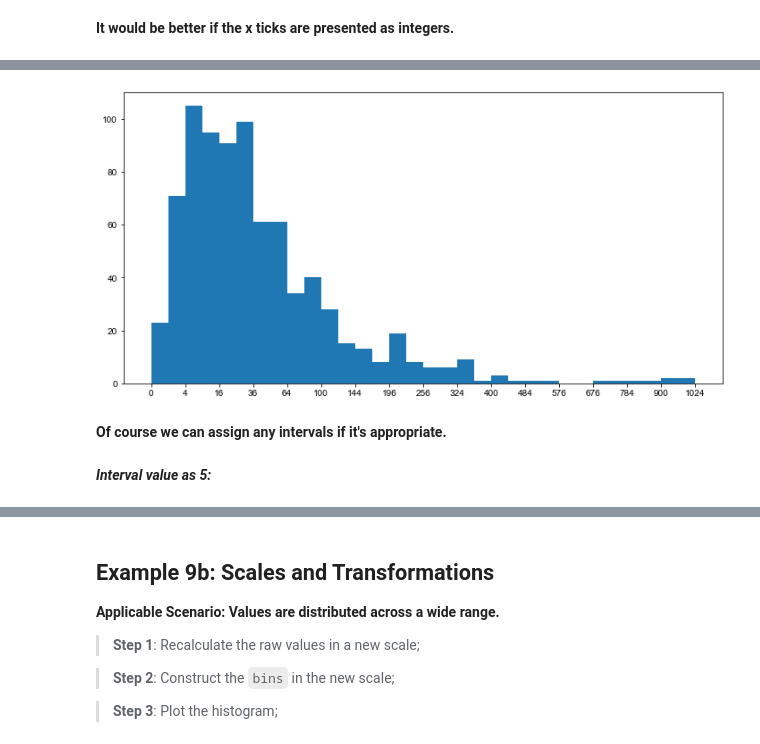
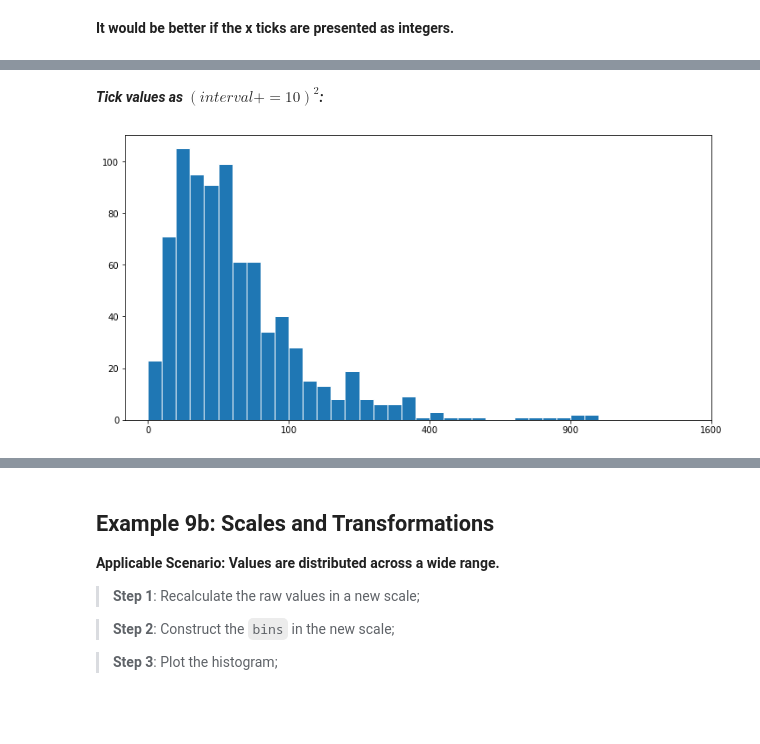
Before and after one commit to Alex-YuZ/Visualization-Using-Python, a Jupyter notebook: Histograms.ipynb, the cells around one changed output, grey strips where cells are left out. Cells and saved outputs as stored; diff of their text form; code cells hidden in the pictures; blank space fills up the shorter version.

```diff
--- a/Histograms.ipynb
+++ b/Histograms.ipynb
@@ -544,16 +584,14 @@ plt.xticks(ticks, ticks **2, rotation=45);
+# %% [markdown]
+___Tick values as $(interval+=10)^2$:___
 # %%
 plt.figure(figsize=(12,6))
 
 bin_edges = np.arange(0, np.sqrt(pokemon['weight'].max()) + 1, 1)
 
-plt.hist(np.sqrt(pokemon.weight), bins=bin_edges)
+plt.hist(np.sqrt(pokemon.weight), bins=bin_edges, edgecolor='white')
 
-ticks = np.arange(0, np.sqrt(pokemon['weight'].max()) + 2, 2)
+ticks = np.arange(0, np.sqrt(pokemon['weight'].max()) + 10, 10)
 
 plt.xticks(ticks, (ticks **2).astype(int));
 # %% [output]
-[figure, old version]
+[figure, new version]
-# %% [markdown]
-**Of course we can assign any intervals if it's appropriate.**
-# %% [markdown]
-___Interval value as 5:___
```
Also changed, not shown: parts of 29 cells of this notebook.
